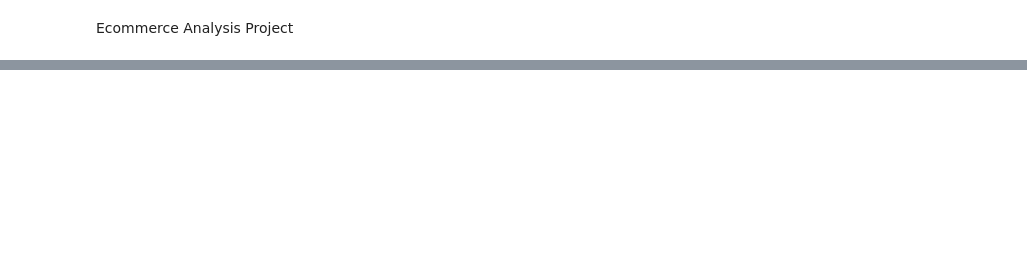
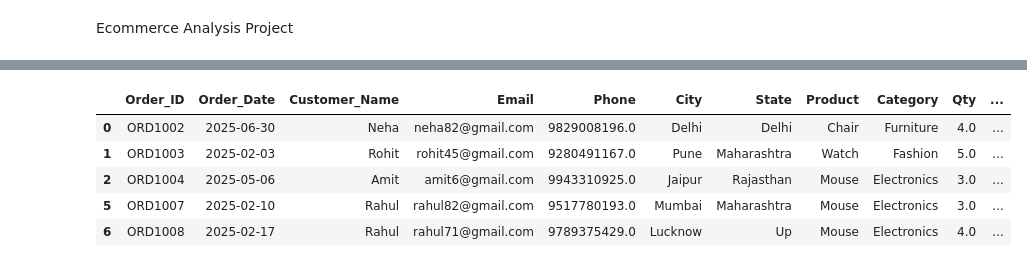
Before and after one commit to ShamsherCoder09/Data-Analytics-Portfolio-Project, a Jupyter notebook: pro2_Ecommerce_analysis.ipynb, the cells around one changed output, grey strips where cells are left out. Saved outputs shown, nothing was run; the diff lists cells and outputs as text; code cells hidden in the pictures; blank space fills up the shorter version.

```diff
--- a/pro2_Ecommerce_analysis.ipynb
+++ b/pro2_Ecommerce_analysis.ipynb
@@ -9,0 +120,29 @@ FileNotFoundError: [Errno 2] No such file or directory: 'Ecommerce_Unclean_Data.
+# %%
+# step 10 Convert Date Format
+df['Order_Date'] = pd.to_datetime(df['Order_Date'], errors='coerce') # NAT
+df['Delivery_Date'] = pd.to_datetime(df['Delivery_Date'], errors='coerce')
+# %%
+# 11 convert numeric columns
+cols = ['Qty','Unit_Price','Discount']
+for c in cols:
+    df[c] = pd.to_numeric(df[c], errors='coerce')
+# %%
+# step 12 Remove invalid quantity
+# reomve records having negative or zero quantity
+df = df[df['Qty']>0]
+# %%
+# step 13 fill missing values
+df['Discount'] = df['Discount'].fillna(0)
+df['Phone'] = df['Phone'].fillna('Unknown')
+df['Delivery_Date'] = df['Delivery_Date'].fillna(df['Order_Date'])
+# %%
+# step 14 Feature Engineering
+df['Sales'] = df['Qty']* df['Unit_Price']
+df.head()
+# %% [output]
+|  | Order_ID | Order_Date | Customer_Name | Email | Phone | City | State | Product | Category | Qty | ... |
+| 0 | ORD1002 | 2025-06-30 | Neha | neha82@gmail.com | 9829008196.0 | Delhi | Delhi | Chair | Furniture | 4.0 | ... |
+| 1 | ORD1003 | 2025-02-03 | Rohit | rohit45@gmail.com | 9280491167.0 | Pune | Maharashtra | Watch | Fashion | 5.0 | ... |
+| 2 | ORD1004 | 2025-05-06 | Amit | amit6@gmail.com | 9943310925.0 | Jaipur | Rajasthan | Mouse | Electronics | 3.0 | ... |
+| 5 | ORD1007 | 2025-02-10 | Rahul | rahul82@gmail.com | 9517780193.0 | Mumbai | Maharashtra | Mouse | Electronics | 3.0 | ... |
+| 6 | ORD1008 | 2025-02-17 | Rahul | rahul71@gmail.com | 9789375429.0 | Lucknow | Up | Mouse | Electronics | 4.0 | ... |
```
Also changed, not shown: parts of 28 cells of this notebook.
